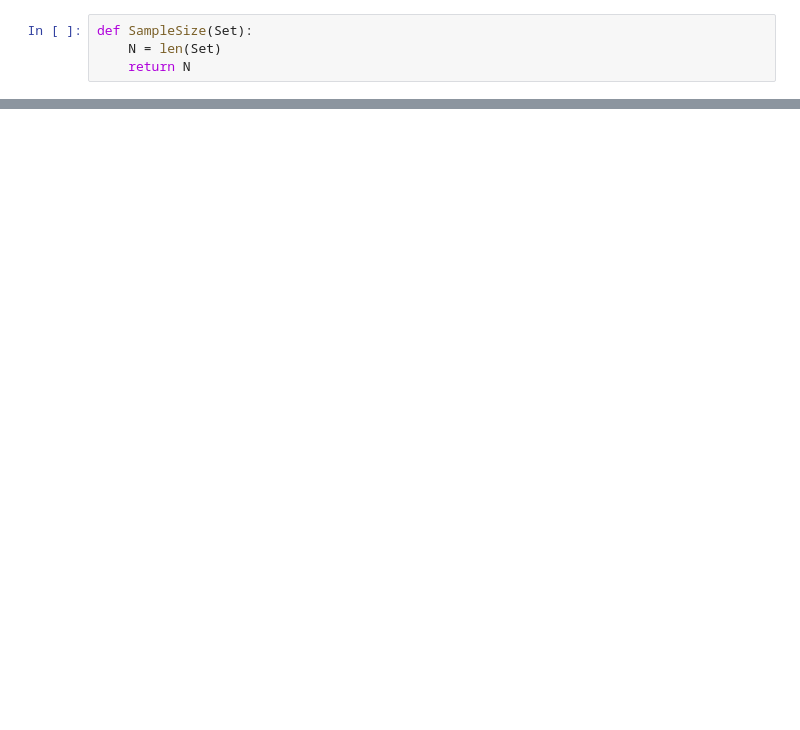
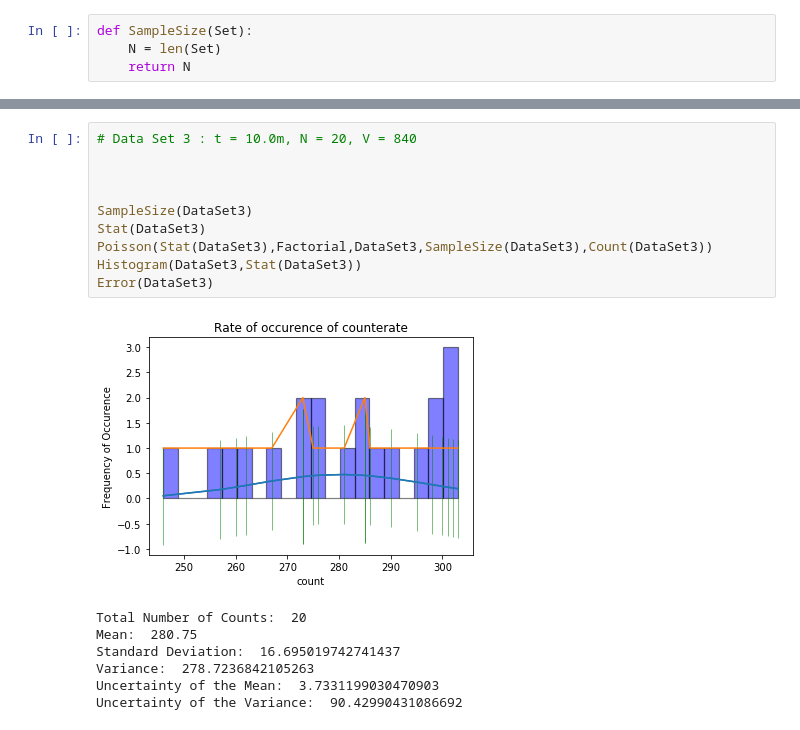
Before and after one commit to Raiziel/Experimental-Physics-Python-Projects, a Jupyter notebook: Poisson distribution.ipynb, the cells around one changed output, grey strips where cells are left out. Cells and saved outputs as stored; diff of their text form; blank space fills up the shorter version.

```diff
--- a/Poisson distribution.ipynb
+++ b/Poisson distribution.ipynb
@@ -125,0 +239,18 @@ Uncertainty of the data is: +- 0.182328822810568
+# %%
+# Data Set 3 : t = 10.0m, N = 20, V = 840
+
+
+
+SampleSize(DataSet3)
+Stat(DataSet3)
+Poisson(Stat(DataSet3),Factorial,DataSet3,SampleSize(DataSet3),Count(DataSet3))
+Histogram(DataSet3,Stat(DataSet3))
+Error(DataSet3)
+# %% [output]
+[figure, added]
+Total Number of Counts:  20
+Mean:  280.75
+Standard Deviation:  16.695019742741437
+Variance:  278.7236842105263
+Uncertainty of the Mean:  3.7331199030470903
+Uncertainty of the Variance:  90.42990431086692
```
Also changed, not shown: parts of 26 cells of this notebook.
